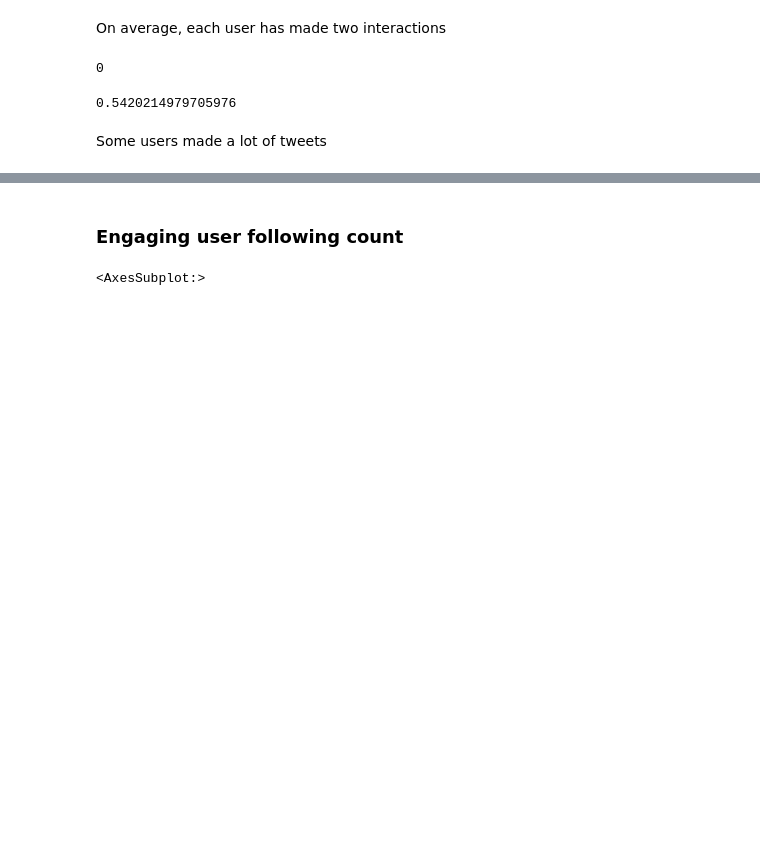
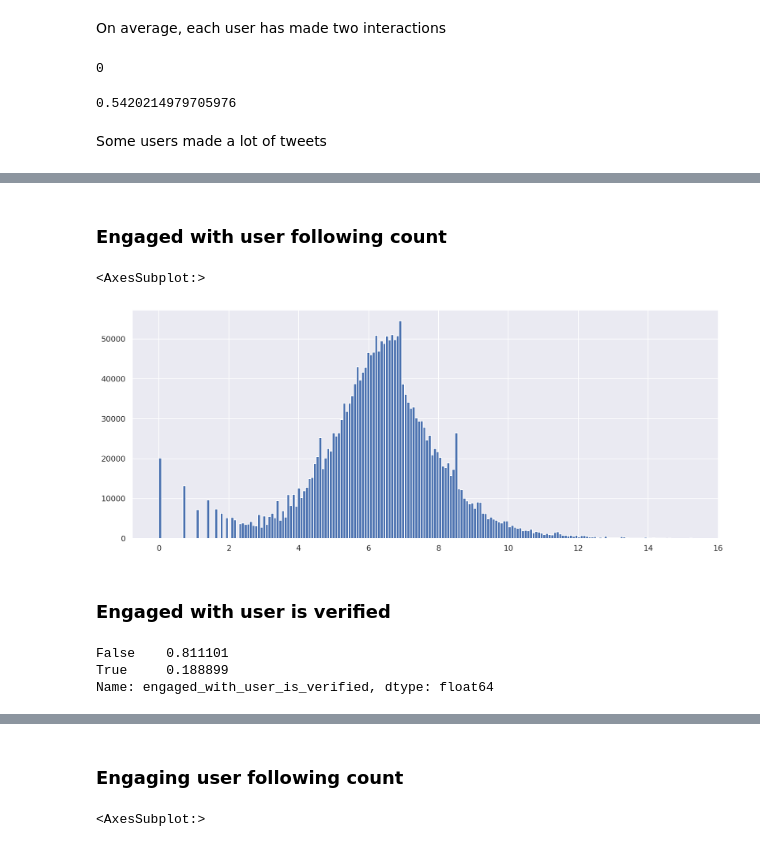
Before and after one commit to MAL-TO/recsys-2021, a Jupyter notebook: andrea/recsys-2021/notebooks/1.0-ac-standalone-features-EDA.ipynb, the cells around one changed output, grey strips where cells are left out. Saved outputs shown, nothing was run; the diff lists cells and outputs as text; code cells hidden in the pictures; blank space fills up the shorter version.

```diff
--- a/andrea/recsys-2021/notebooks/1.0-ac-initial-data-exploration.ipynb
+++ b/andrea/recsys-2021/notebooks/1.0-ac-standalone-features-EDA.ipynb
@@ -297,0 +319,15 @@ df['engaged_with_user_id'].value_counts().value_counts(bins=20).plot.barh()
+# %% [markdown]
+### Engaged with user following count
+# %%
+df['engaged_with_user_following_count'].apply(np.log1p).hist(bins=200, figsize=(15, 6))
+# %% [output]
+<AxesSubplot:>
+[figure, added]
+# %% [markdown]
+### Engaged with user is verified
+# %%
+df['engaged_with_user_is_verified'].value_counts(normalize=True)
+# %% [output]
+False    0.811101
+True     0.188899
+Name: engaged_with_user_is_verified, dtype: float64
```
Also changed, not shown: parts of 28 cells of this notebook, 1 other file.
